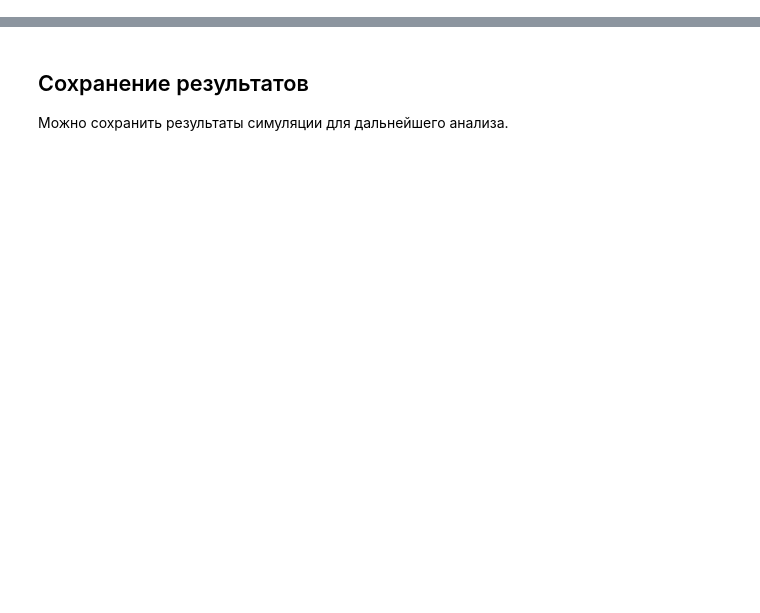
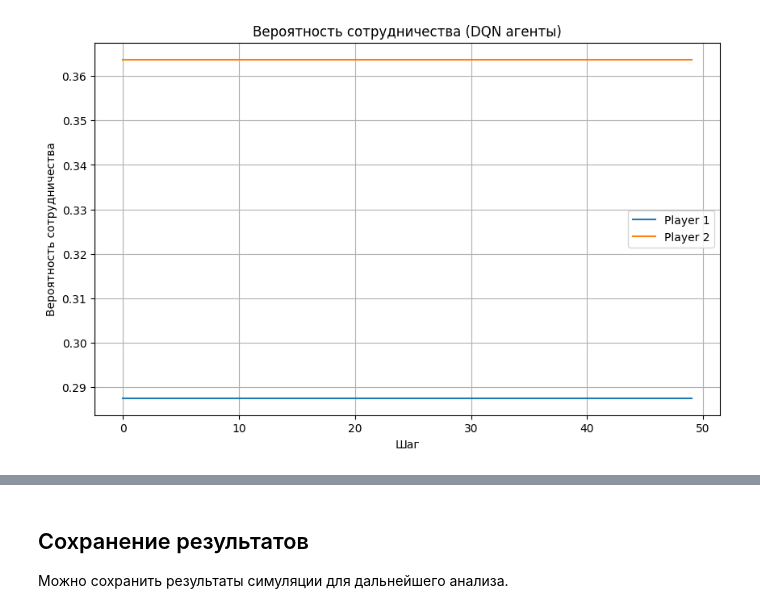
Before and after one commit to ThunderstormXX/TheoryGamesDL, a Jupyter notebook: example_notebook.ipynb, the cells around one changed output, grey strips where cells are left out. Saved outputs shown, nothing was run; the diff lists cells and outputs as text; code cells hidden in the pictures; blank space fills up the shorter version.

```diff
--- a/example_notebook.ipynb
+++ b/example_notebook.ipynb
@@ -128,0 +102,12 @@ plt.show()
+# %%
+# Запускаем симуляцию дилеммы заключенного с DQN агентами
+coop_probs1_dqn, coop_probs2_dqn, history_dqn, rewards_dqn = simulate_neural(
+    dilemma_type="pd",
+    payoffs=[3, 1, 0, 4],  # Выплаты для дилеммы заключенного [CC, DD, DC, CD]
+    agent_type="dqn",
+    episodes=200,  # Количество эпизодов обучения
+    eval_episodes=50,  # Количество эпизодов для оценки
+    show_plots=True
+)
+# %% [output]
+[figure, added]
```
Also changed, not shown: parts of 15 cells of this notebook, 7 other files.
